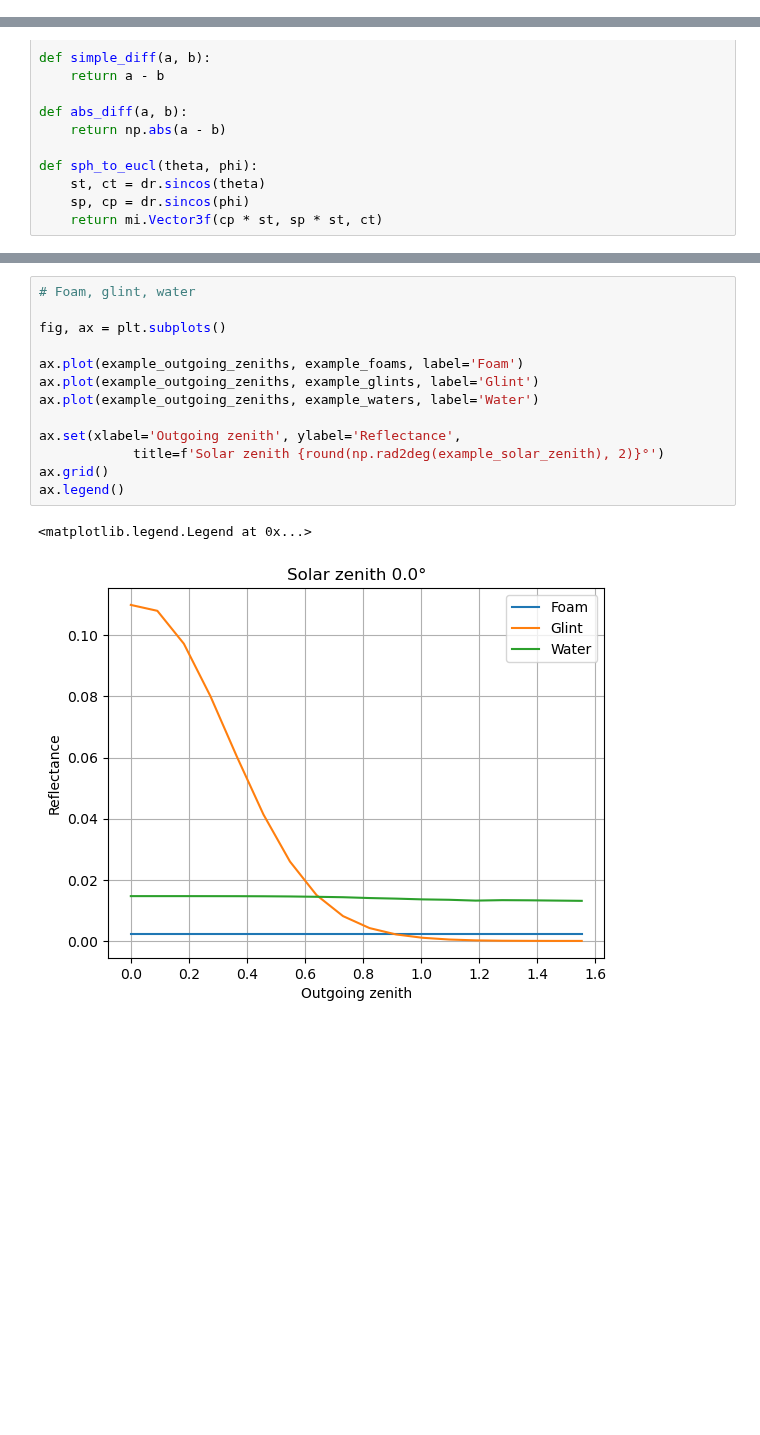
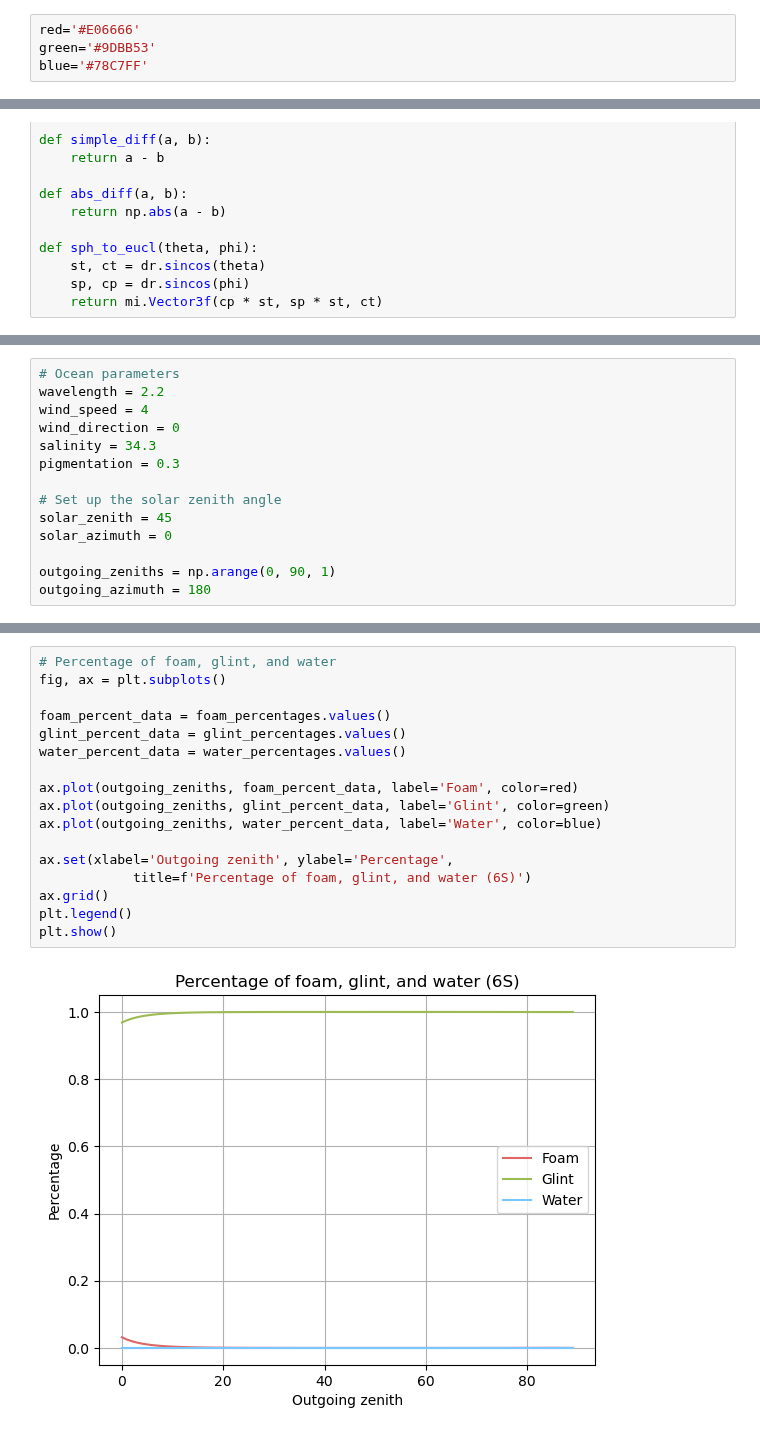
Before and after one commit to PolyRocketMatt/eradiate, a Jupyter notebook: notebooks/mitsuba_6s_comp.ipynb, the cells around one changed output, grey strips where cells are left out. Cells and saved outputs as stored; diff of their text form; blank space fills up the shorter version.

```diff
--- a/notebooks/mitsuba_6s_comp.ipynb
+++ b/notebooks/mitsuba_6s_comp.ipynb
@@ -12,5 +13,9 @@ from mpl_toolkits.axes_grid1 import make_axes_locatable
 
 mi.set_variant("llvm_ad_rgb_double")
+# %%
+red='#E06666'
+green='#9DBB53'
+blue='#78C7FF'
 # %%
 def relative_diff(a, b):
     return (a - b) / b
@@ -91,0 +33,14 @@ plt.show()
+# %%
+# Ocean parameters
+wavelength = 2.2
+wind_speed = 4
+wind_direction = 0
+salinity = 34.3
+pigmentation = 0.3
+
+# Set up the solar zenith angle
+solar_zenith = 45
+solar_azimuth = 0
+
+outgoing_zeniths = np.arange(0, 90, 1)
+outgoing_azimuth = 180
@@ -92,16 +167,19 @@ plt.show()
 # %%
-# Foam, glint, water
-
+# Percentage of foam, glint, and water
 fig, ax = plt.subplots()
 
-ax.plot(example_outgoing_zeniths, example_foams, label='Foam')
-ax.plot(example_outgoing_zeniths, example_glints, label='Glint')
-ax.plot(example_outgoing_zeniths, example_waters, label='Water')
+foam_percent_data = foam_percentages.values()
+glint_percent_data = glint_percentages.values()
+water_percent_data = water_percentages.values()
 
-ax.set(xlabel='Outgoing zenith', ylabel='Reflectance',
-            title=f'Solar zenith {round(np.rad2deg(example_solar_zenith), 2)}°')
+ax.plot(outgoing_zeniths, foam_percent_data, label='Foam', color=red)
+ax.plot(outgoing_zeniths, glint_percent_data, label='Glint', color=green)
+ax.plot(outgoing_zeniths, water_percent_data, label='Water', color=blue)
+
+ax.set(xlabel='Outgoing zenith', ylabel='Percentage',
+            title=f'Percentage of foam, glint, and water (6S)')
 ax.grid()
-ax.legend()
+plt.legend()
+plt.show()
 # %% [output]
-<matplotlib.legend.Legend at 0x...>
-[figure, old version]
+[figure, new version]
```
Also changed, not shown: parts of 15 cells of this notebook, 4 other files.
